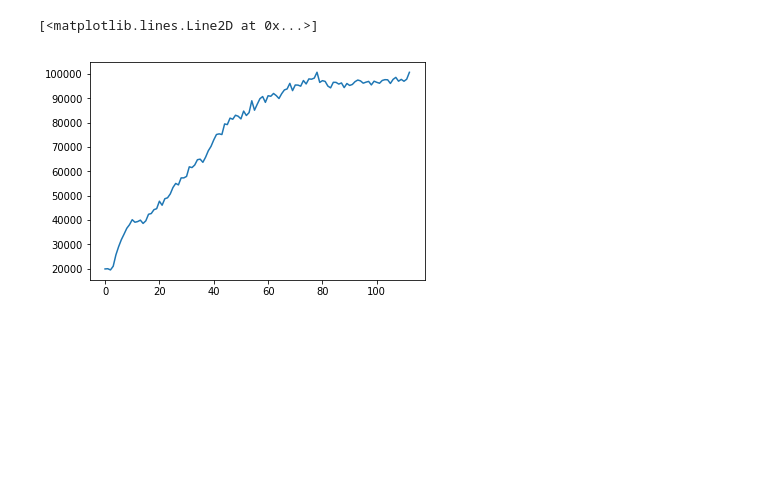
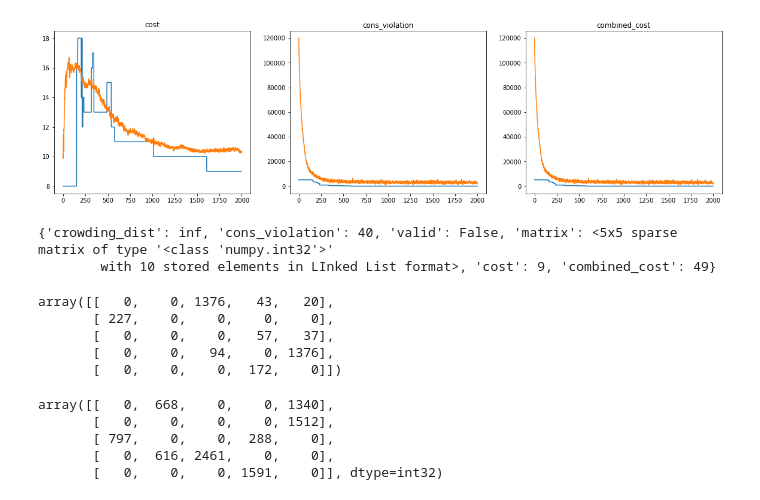
Before and after one commit to MangoDream1/MasterThesis, a Jupyter notebook: NSGA-II implentation testing.ipynb, the cells around one changed output. Cells and saved outputs as stored; diff of their text form; code cells hidden in the pictures; blank space fills up the shorter version.

```diff
--- a/NSGA-II implentation testing.ipynb
+++ b/NSGA-II implentation testing.ipynb
@@ -156,6 +184,7 @@ def create_children(P, n_children, crossover_method=binary_crossover, cost="comb
 # %%
-def NSGAII_step(P, parent_percentage=0.8, cost="combined_cost"):
-    n = int(len(P) * parent_percentage)
+def NSGAII_step(P, parent_percentage=0.8, cost="combined_cost", correction=False):
+    size_pop = len(P)
+    n = int(size_pop * parent_percentage)
 
     F = fast_non_dominant_sort(P, cost)
     fronts = sorted(list(set(F)))
@@ -174,20 +203,22 @@ def NSGAII_step(P, parent_percentage=0.8, cost="combined_cost"):
 
     parents.extend(s[:int(n - len(parents))])
 
-    children = create_children(parents, int(100 - n), cost=cost)
+    children = list(create_children(parents, int(size_pop - n), crossover_method=SBX_crossover, cost=cost))
 
     for child in children:
         child["matrix"] = mutate(child["matrix"])
+
+        if correction:
+            child["matrix"] = corrections(child["matrix"])
+
         update_individual(child)
 
     return np.array(parents + children)
 # %%
-P = np.array([base_individual(matrix) for i in range(1000)])
-
-for individual in P:
-    individual["matrix"] = mutate(individual["matrix"])
-    update_individual(individual)
+P = np.array([base_individual(random_start(matrix.shape)) for i in range(100)])
+# P = np.array([base_individual(sc.sparse.lil_matrix((5,5))) for i in range(100)])
 # %%
 log_data = []
+single_log_data = []
 # %%
 for i in range(1000):
@@ -209,5 +231,39 @@ plt.plot(np.array(log_data)[:,1])
-# %%
-plt.plot(np.array(log_data)[:,2])
-# %% [output]
-[<matplotlib.lines.Line2D at 0x...>]
-[figure, removed]
+# %%
+plt.figure(1, figsize=(20, 5))
+
+plt.subplot(131).title.set_text("cost")
+plt.plot(np.array(single_log_data)[:,0])
+plt.plot(np.array(log_data)[:,0])
+
+plt.subplot(132).title.set_text("cons_violation")
+plt.plot(np.array(single_log_data)[:,1])
+plt.plot(np.array(log_data)[:,1])
+
+plt.subplot(133).title.set_text("combined_cost")
+plt.plot(np.array(single_log_data)[:,2])
+plt.plot(np.array(log_data)[:,2])
+
+
+plt.show()
+# %% [output]
+[figure, added]
+# %%
+element = 0
+print(P[element])
+P[element]["matrix"].toarray()
+# %% [output]
+{'crowding_dist': inf, 'cons_violation': 40, 'valid': False, 'matrix': <5x5 sparse matrix of type '<class 'numpy.int32'>'
+        with 10 stored elements in LInked List format>, 'cost': 9, 'combined_cost': 49}
+array([[   0,    0, 1376,   43,   20],
+       [ 227,    0,    0,    0,    0],
+       [   0,    0,    0,   57,   37],
+       [   0,    0,   94,    0, 1376],
+       [   0,    0,    0,  172,    0]])
+# %%
+matrix.toarray()
+# %% [output]
+array([[   0,  668,    0,    0, 1340],
+       [   0,    0,    0,    0, 1512],
+       [ 797,    0,    0,  288,    0],
+       [   0,  616, 2461,    0,    0],
+       [   0,    0,    0, 1591,    0]], dtype=int32)
```
Also changed, not shown: parts of 11 cells of this notebook, 1 other file.
